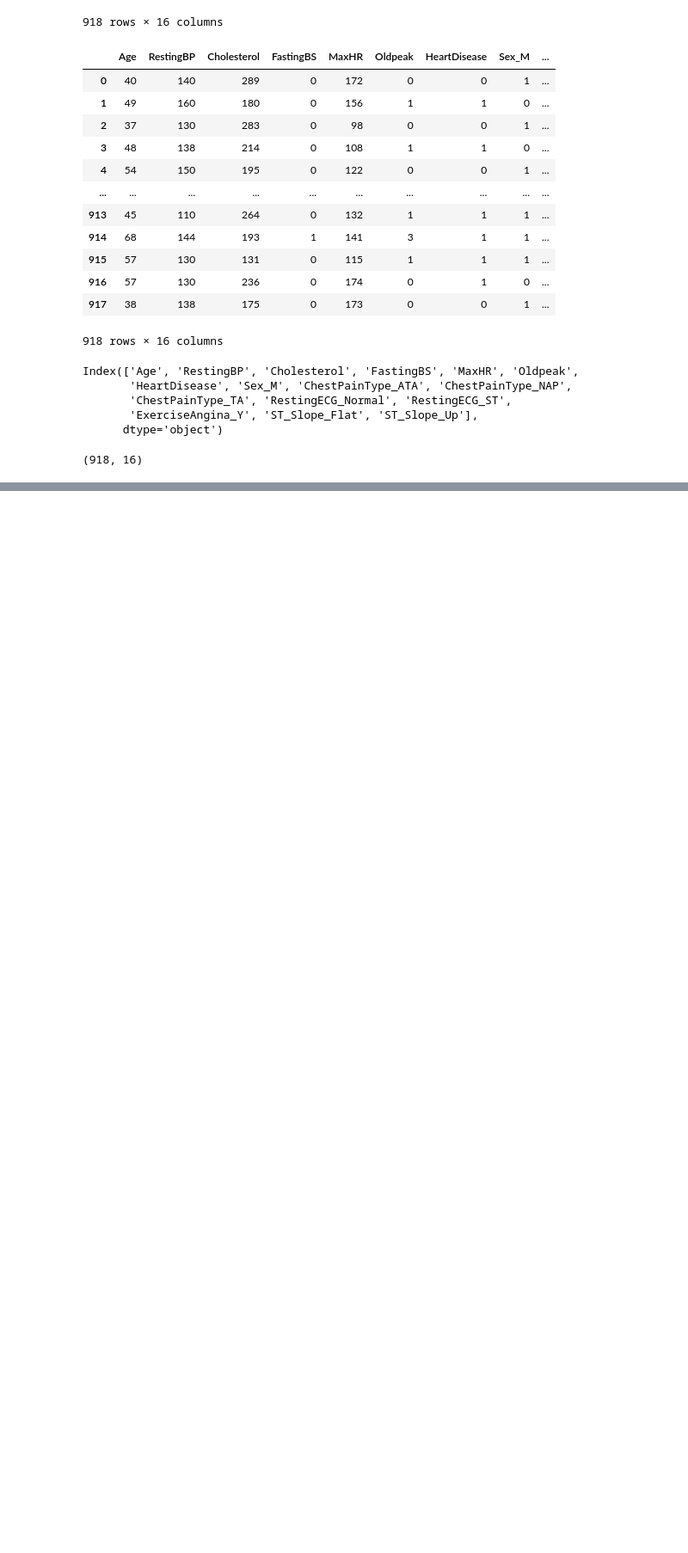
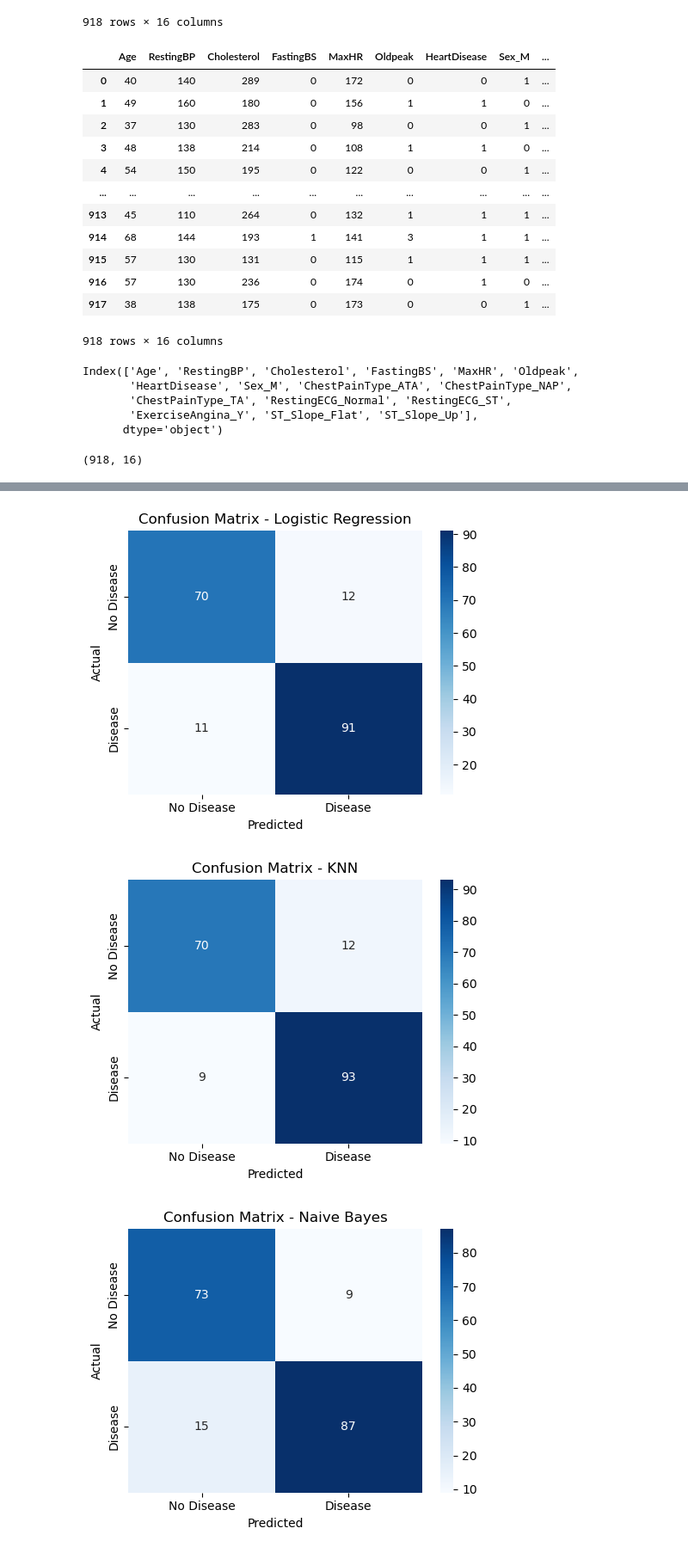
Before and after one commit to ankitrai6394-web/Heart-Disease-Prediction, a Jupyter notebook: Heart.ipynb, the cells around one changed output, grey strips where cells are left out. Shown at 86% size. Drawn from its saved outputs; the diff is of its cells as text; code cells hidden in the pictures; blank space fills up the shorter version.

Commit message:
Update heart disease app and notebook

```diff
--- a/Heart.ipynb
+++ b/Heart.ipynb
@@ -279 +279,33 @@ results
  {'Model': 'SVM (RBF Kernel)', 'Accuracy': 0.8641, 'F1 Score': 0.8804}]
+# %%
+from sklearn.metrics import confusion_matrix
+
+for name, model in models.items():
+
+    # Predict using scaled test data
+    y_pred = model.predict(X_test_scaled)
+
+    # Create confusion matrix
+    cm = confusion_matrix(y_test, y_pred)
+
+    # Plot
+    plt.figure(figsize=(5, 4))
+
+    sns.heatmap(
+        cm,
+        annot=True,
+        fmt='d',
+        xticklabels=['No Disease', 'Disease'],
+        yticklabels=['No Disease', 'Disease'],
+        cmap='Blues'
+    )
+
+    plt.title(f'Confusion Matrix - {name}')
+    plt.xlabel('Predicted')
+    plt.ylabel('Actual')
+    plt.tight_layout()
+    plt.show()
+# %% [output]
+[figure, added]
+[figure, added]
+[figure, added]
```
Also changed, not shown: parts of 3 cells of this notebook, 2 other files.
